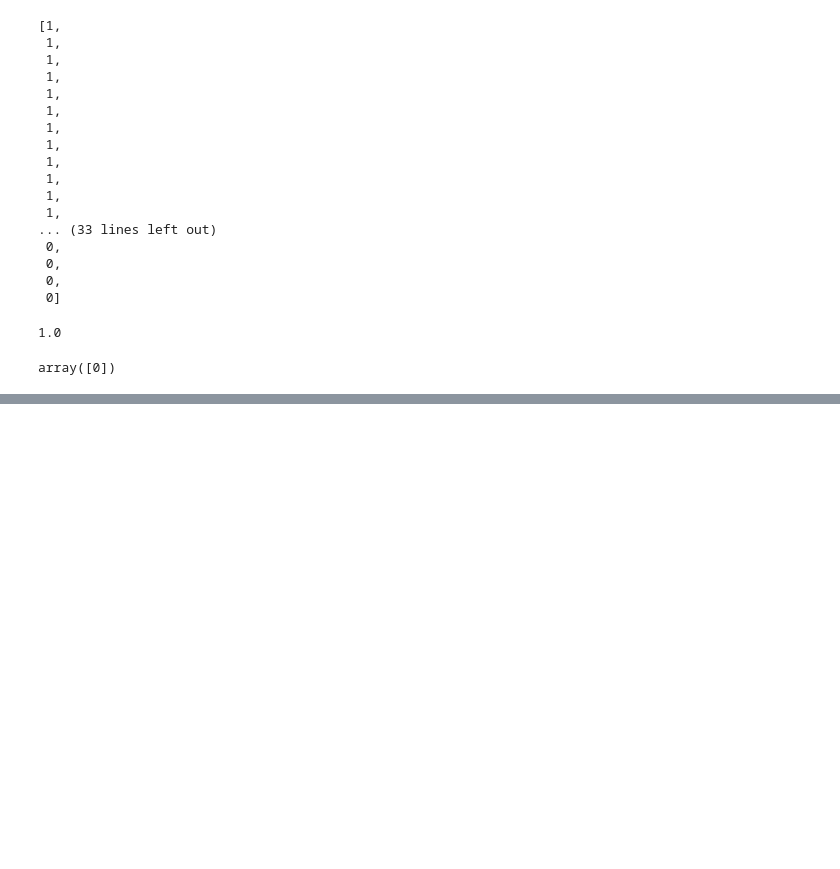
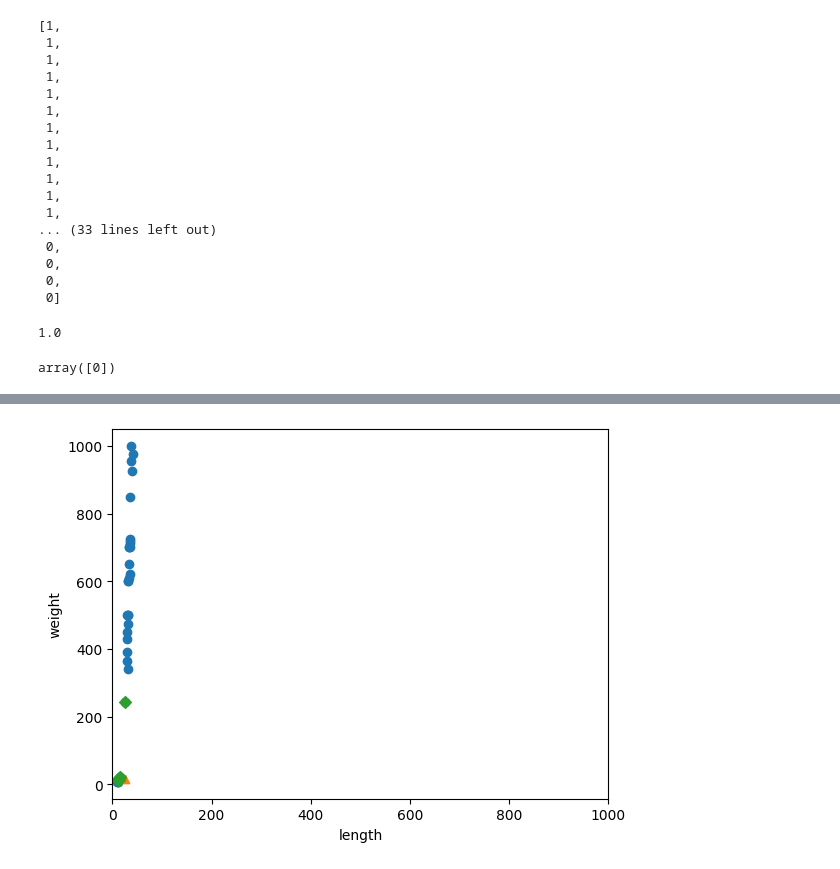
Before and after one commit to mapzine123/machine-running, a Jupyter notebook: 혼공머.ipynb, the cells around one changed output, grey strips where cells are left out. Cells and saved outputs as stored; diff of their text form; code cells hidden in the pictures; blank space fills up the shorter version.

```diff
--- a/혼공머.ipynb
+++ b/혼공머.ipynb
@@ -123,0 +206,13 @@ array([0])
+# %%
+plt.scatter(train_input[:, 0], train_input[:, 1])
+plt.scatter(25, 15, marker="^") # marker 매개변수는 모양을 지정함
+plt.scatter(train_input[indexes, 0], train_input[indexes, 1], marker='D')
+plt.xlim(0, 1000) # x축 범위를 0~1000으로 맞춤
+plt.xlabel('length')
+plt.ylabel('weight')
+plt.show()
+
+# 거리 기반 알고리즘 일 때 이런 스케일 문제는 자주 발생함
+# 거리 기반 알고리즘은 샘플 간 거리에 영향을 많이 받으므로 특성값을 일정한 기준으로 통일해줘야함 -> 데이터 전처리라고 부름
+# %% [output]
+[figure, added]
```
Also changed, not shown: parts of 10 cells of this notebook.
